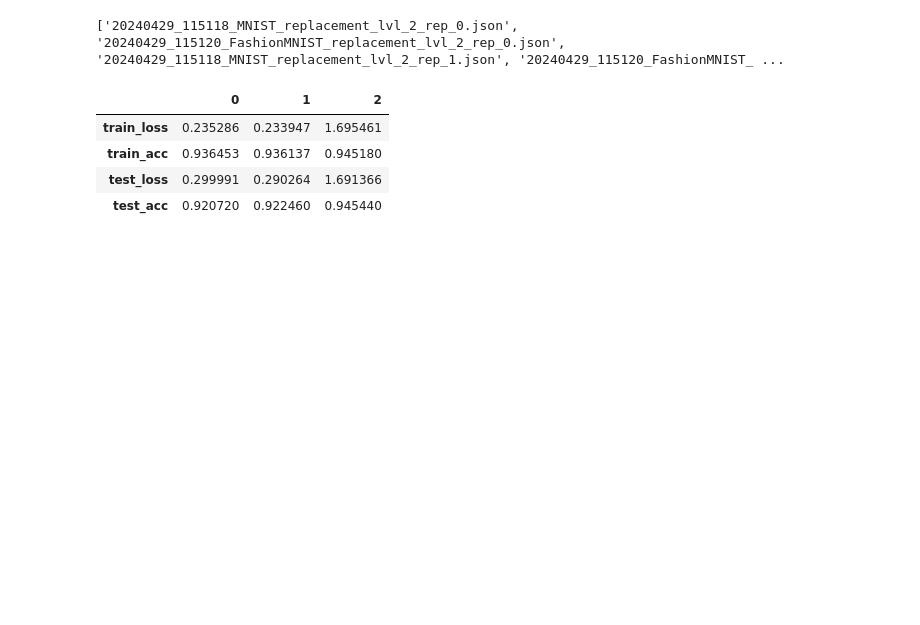
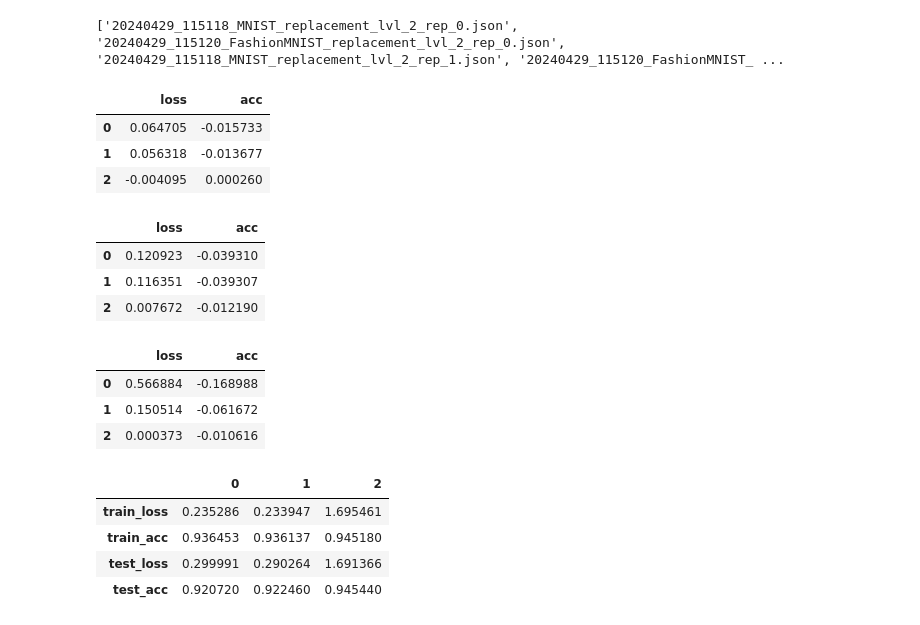
Before and after one commit to peiyong-addwater/Let-The-Quantum-Creep-In, a Jupyter notebook: notebooks/eqx/PlotEqxResults.ipynb, the cells around one changed output. Cells and saved outputs as stored; diff of their text form; code cells hidden in the pictures; blank space fills up the shorter version.

```diff
--- a/notebooks/eqx/PlotEqxResults.ipynb
+++ b/notebooks/eqx/PlotEqxResults.ipynb
@@ -111,6 +106,29 @@ for dataset in datasets:
 
 laster_iter_avg_df = {dataset:pd.DataFrame(last_iter_avg[dataset]) for dataset in datasets}
 laster_iter_std_df = {dataset:pd.DataFrame(last_iter_std[dataset]) for dataset in datasets}
+
+last_iter_gen_error = {dataset:pd.DataFrame({'loss':laster_iter_avg_df[dataset].loc['test_loss']-laster_iter_avg_df[dataset].loc['train_loss'], 'acc':laster_iter_avg_df[dataset].loc['test_acc']-laster_iter_avg_df[dataset].loc['train_acc']}) for dataset in datasets}
+# %%
+last_iter_gen_error['MNIST']
+# %% [output]
+|  | loss | acc |
+| 0 | 0.064705 | -0.015733 |
+| 1 | 0.056318 | -0.013677 |
+| 2 | -0.004095 | 0.000260 |
+# %%
+last_iter_gen_error['FashionMNIST']
+# %% [output]
+|  | loss | acc |
+| 0 | 0.120923 | -0.039310 |
+| 1 | 0.116351 | -0.039307 |
+| 2 | 0.007672 | -0.012190 |
+# %%
+last_iter_gen_error['CIFAR10']
+# %% [output]
+|  | loss | acc |
+| 0 | 0.566884 | -0.168988 |
+| 1 | 0.150514 | -0.061672 |
+| 2 | 0.000373 | -0.010616 |
 # %%
 laster_iter_avg_df['MNIST']
 # %% [output]
```
Also changed, not shown: parts of 1 cell of this notebook, 1 other file.
